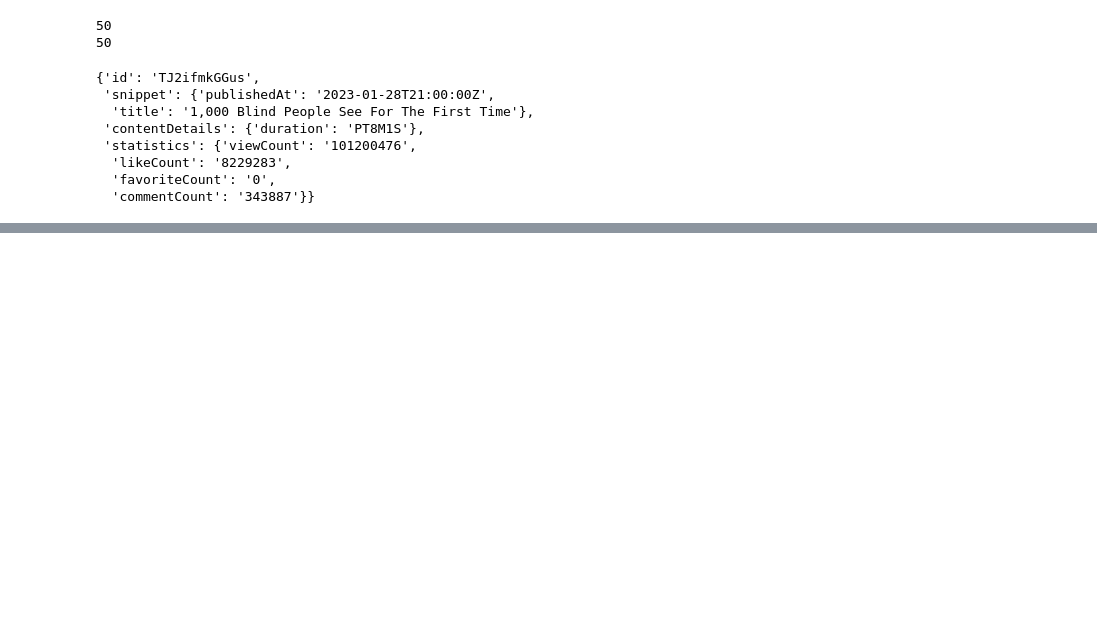
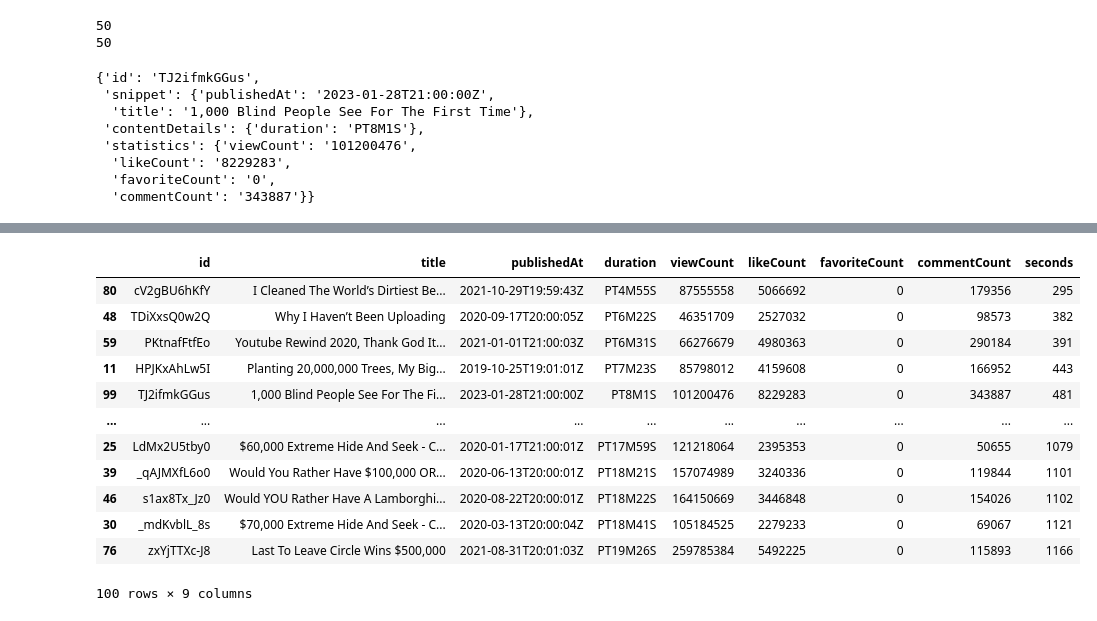
Before and after one commit to fernandez-justin/mr_beast_analysis, a Jupyter notebook: full_video_analysis.ipynb, the cells around one changed output, grey strips where cells are left out. Saved outputs shown, nothing was run; the diff lists cells and outputs as text; code cells hidden in the pictures; blank space fills up the shorter version.

```diff
--- a/full_video_analysis.ipynb
+++ b/full_video_analysis.ipynb
@@ -80,0 +113,16 @@ len(id_list)
+# %%
+df.sort_values(by='seconds')
+# %% [output]
+|  | id | title | publishedAt | duration | viewCount | likeCount | favoriteCount | commentCount | seconds |
+| 80 | cV2gBU6hKfY | I Cleaned The World’s Dirtiest Be... | 2021-10-29T19:59:43Z | PT4M55S | 87555558 | 5066692 | 0 | 179356 | 295 |
+| 48 | TDiXxsQ0w2Q | Why I Haven’t Been Uploading | 2020-09-17T20:00:05Z | PT6M22S | 46351709 | 2527032 | 0 | 98573 | 382 |
+| 59 | PKtnafFtfEo | Youtube Rewind 2020, Thank God It... | 2021-01-01T21:00:03Z | PT6M31S | 66276679 | 4980363 | 0 | 290184 | 391 |
+| 11 | HPJKxAhLw5I | Planting 20,000,000 Trees, My Big... | 2019-10-25T19:01:01Z | PT7M23S | 85798012 | 4159608 | 0 | 166952 | 443 |
+| 99 | TJ2ifmkGGus | 1,000 Blind People See For The Fi... | 2023-01-28T21:00:00Z | PT8M1S | 101200476 | 8229283 | 0 | 343887 | 481 |
+| ... | ... | ... | ... | ... | ... | ... | ... | ... | ... |
+| 25 | LdMx2U5tby0 | $60,000 Extreme Hide And Seek - C... | 2020-01-17T21:00:01Z | PT17M59S | 121218064 | 2395353 | 0 | 50655 | 1079 |
+| 39 | _qAJMXfL6o0 | Would You Rather Have $100,000 OR... | 2020-06-13T20:00:01Z | PT18M21S | 157074989 | 3240336 | 0 | 119844 | 1101 |
+| 46 | s1ax8Tx_Jz0 | Would YOU Rather Have A Lamborghi... | 2020-08-22T20:00:01Z | PT18M22S | 164150669 | 3446848 | 0 | 154026 | 1102 |
+| 30 | _mdKvblL_8s | $70,000 Extreme Hide And Seek - C... | 2020-03-13T20:00:04Z | PT18M41S | 105184525 | 2279233 | 0 | 69067 | 1121 |
+| 76 | zxYjTTXc-J8 | Last To Leave Circle Wins $500,000 | 2021-08-31T20:01:03Z | PT19M26S | 259785384 | 5492225 | 0 | 115893 | 1166 |
+100 rows × 9 columns
```
Also changed, not shown: parts of 16 cells of this notebook.
